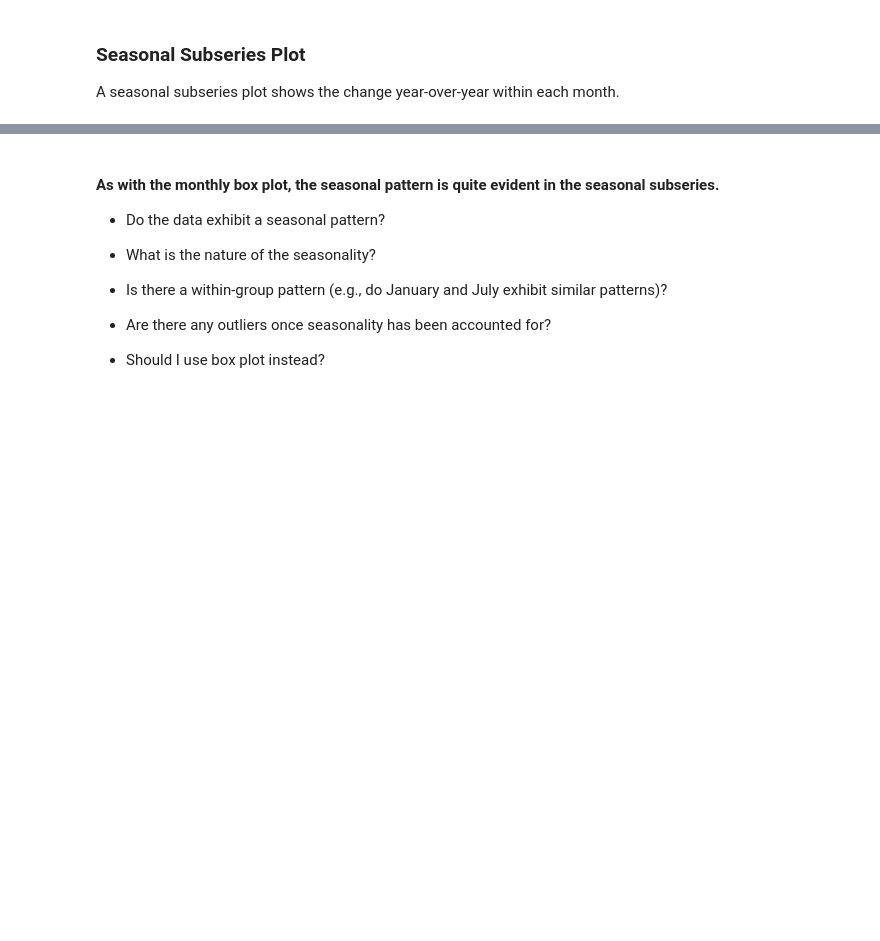
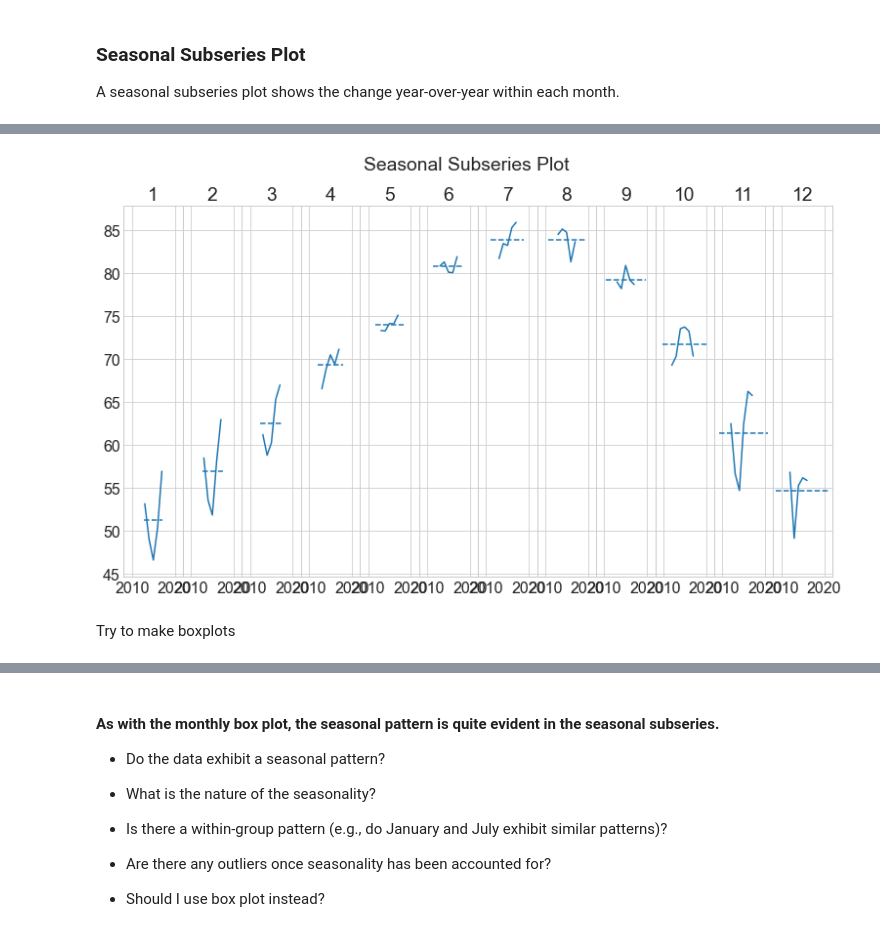
Before and after one commit to Jared-Godar/time-series-exercises, a Jupyter notebook: TSA_explore_lesson.ipynb, the cells around one changed output, grey strips where cells are left out. Drawn from its saved outputs; the diff is of its cells as text; code cells hidden in the pictures; blank space fills up the shorter version.

```diff
--- a/TSA_explore_lesson.ipynb
+++ b/TSA_explore_lesson.ipynb
@@ -209,3 +337,17 @@ table
+# %%
+fig, axs = plt.subplots(1, 12, sharey=True, sharex=True)
+for ax, (month, subset) in zip(axs, table.iteritems()):
+    subset.plot(ax=ax, title=month)
+    x_left, x_right = ax.get_xlim()
+    ax.hlines(subset.mean(), x_left, x_right, ls='--')
+    ax.set(xlabel='')
+
+fig.suptitle('Seasonal Subseries Plot') # super-title for the overall figure
+fig.subplots_adjust(wspace=0)
+# %% [output]
+[figure, added]
+# %% [markdown]
+Try to make boxplots
 # %%
 fig, axs = plt.subplots(1, 12, sharey=True, sharex=True)
 for ax, (month, subset) in zip(axs, table.iteritems()):
```
Also changed, not shown: parts of 44 cells of this notebook, 2 other files.
